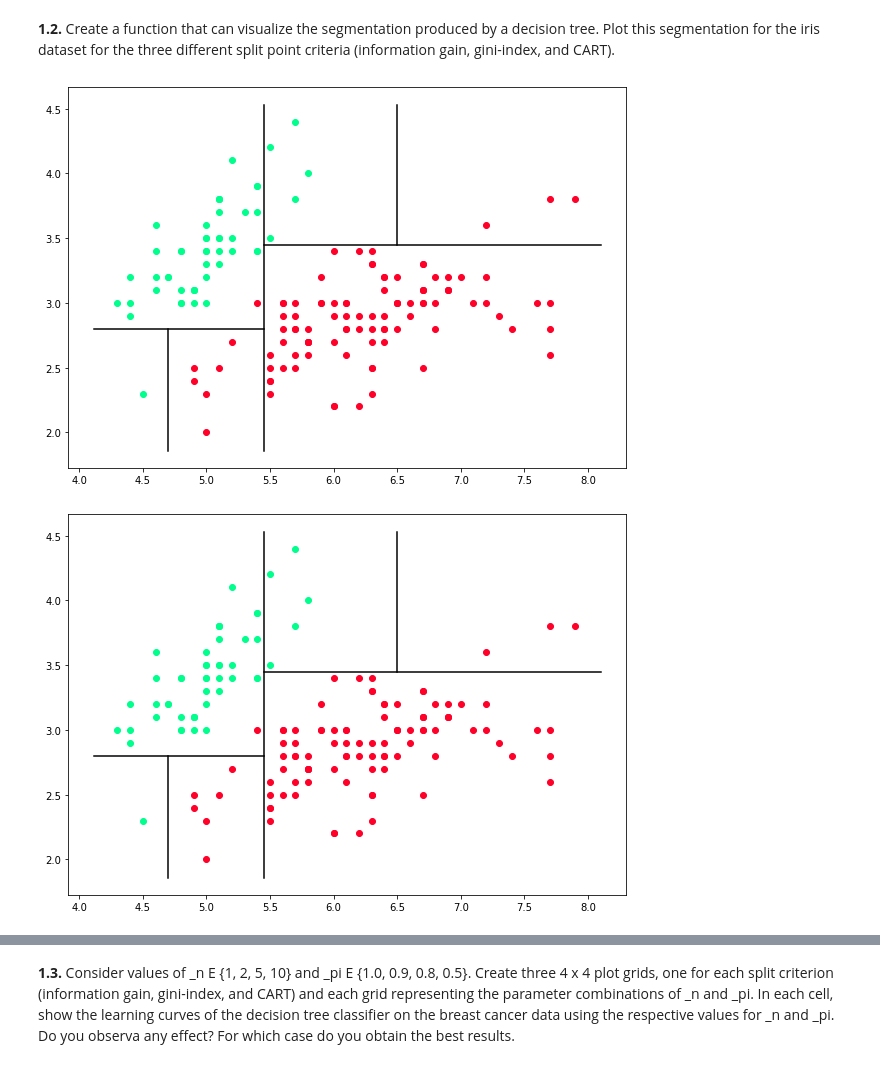
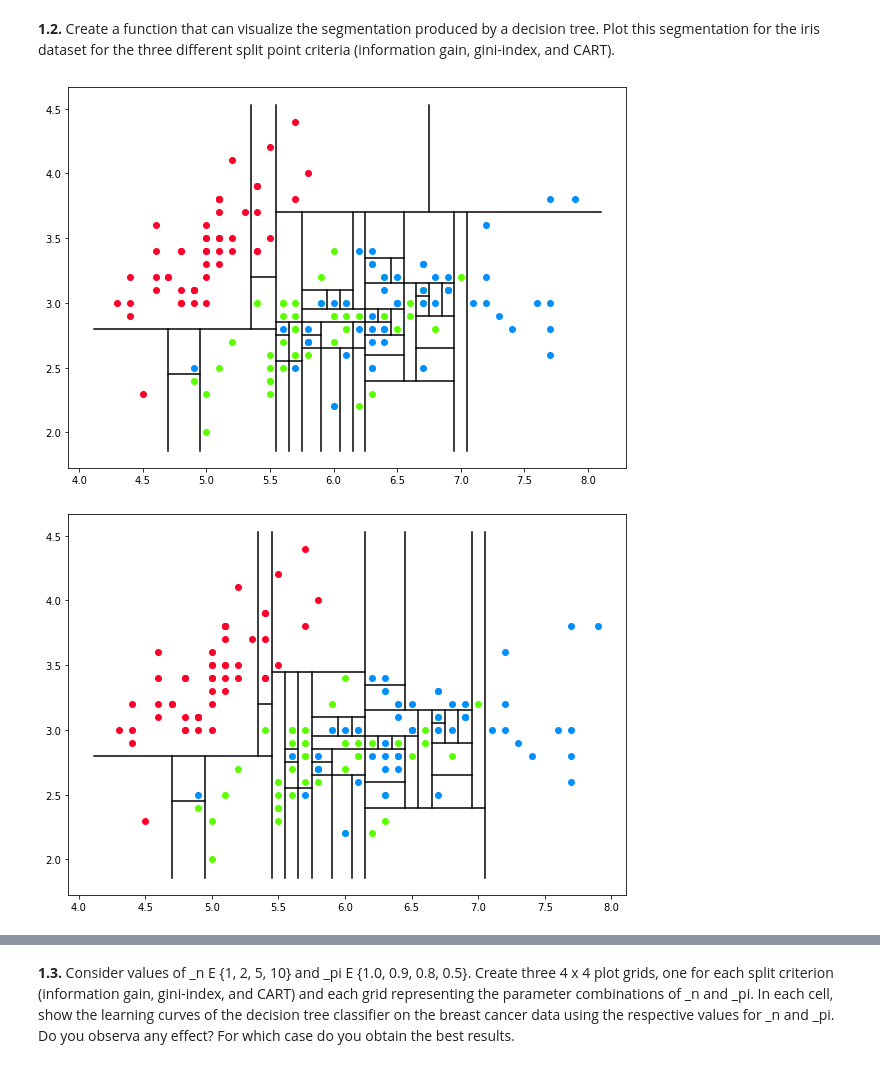
Before and after one commit to davidheay/ML, a Jupyter notebook: Sheets/Sheet 3/Sheet3.ipynb, the cells around one changed output, grey strips where cells are left out. Drawn from its saved outputs; the diff is of its cells as text; code cells hidden in the pictures.

```diff
--- a/Sheets/Sheet 3/Sheet3.ipynb
+++ b/Sheets/Sheet 3/Sheet3.ipynb
@@ -294,24 +263,37 @@ gain, gini-index, and CART).
 # %%
 # Read dataset
 df = pd.read_csv('iris.csv')
-# get first 4 rows
+# get first 2 rows
 X = df.iloc[:, :2].to_numpy()
 # get labels
-Y = df.iloc[:, 4].to_numpy()
-# for book example
-Y = np.where(Y != "setosa", "others", Y)
+Y = df.iloc[:, -1].to_numpy()
+
 
 model = DecisionTree(informationGain())
 model.train(X, Y)
 model.plotTree()
 
 model = DecisionTree(giniIndex())
 model.train(X, Y)
 model.plotTree()
 
 model = DecisionTree(cart())
 model.train(X, Y)
 model.plotTree()
+
+# book example
+Y = np.where(Y != "setosa", "others", Y)
+model = DecisionTree(informationGain())
+model.train(X, Y)
+model.plotTree()
+
+model = DecisionTree(giniIndex())
+model.train(X, Y)
+model.plotTree()
+
+model = DecisionTree(cart())
+model.train(X, Y)
+model.plotTree()
 # %% [output]
-[figure, old version]
+[figure, new version]
-[figure, old version]
+[figure, new version]
```
Also changed, not shown: parts of 3 cells of this notebook.
